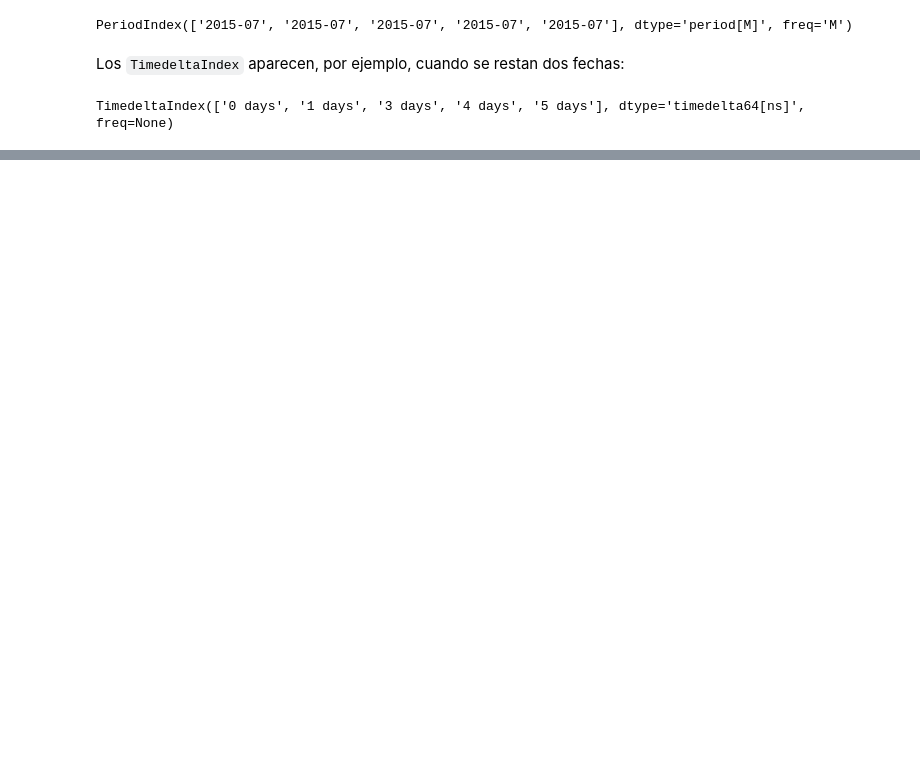
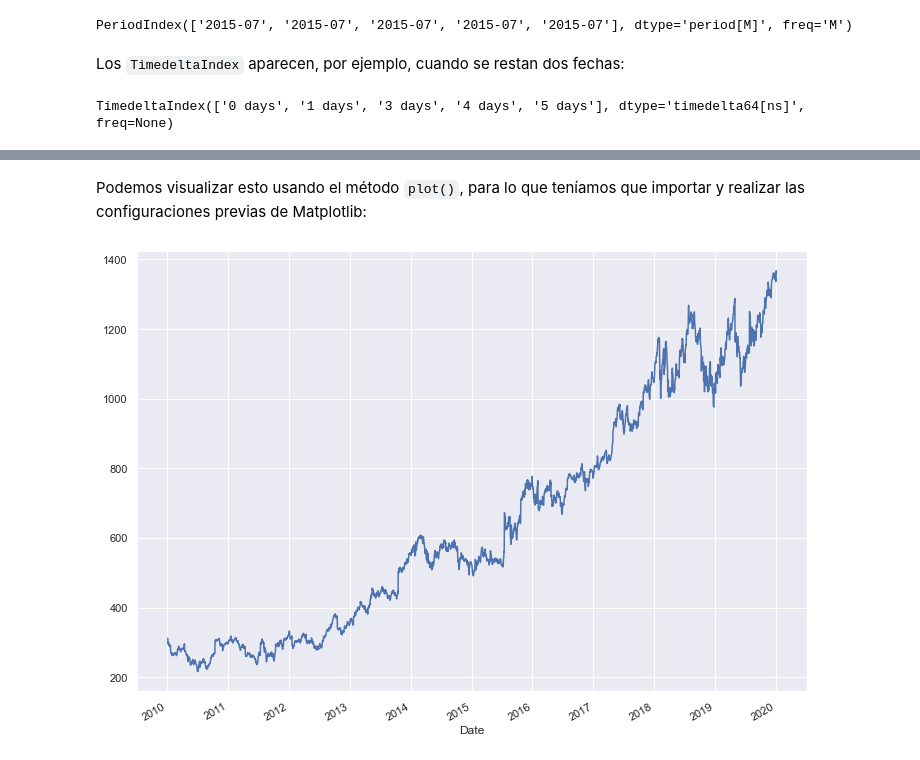
Before and after one commit to JuanDG5/DS-part-time-sep2020, a Jupyter notebook: semana_14/dia_1/1_Series_Temporales.ipynb, the cells around one changed output, grey strips where cells are left out. Drawn from its saved outputs; the diff is of its cells as text; code cells hidden in the pictures; blank space fills up the shorter version.

```diff
--- a/semana_14/dia_1/1_Series_Temporales.ipynb
+++ b/semana_14/dia_1/1_Series_Temporales.ipynb
@@ -326,0 +578,8 @@ Ahora que ya hemos aprendido un poco más de esto, vamos a hacer ejercicios que
+# %%
+import pandas as pd
+
+goog = pd.read_csv('GOOG.csv')
+goog.info()
+goog['Date'] =  pd.to_datetime(goog['Date'])
+
+goog.set_index('Date', inplace=True)
@@ -326,0 +620,3 @@ Ahora que ya hemos aprendido un poco más de esto, vamos a hacer ejercicios que
+# %%
+goog = goog['Close']
+goog
@@ -326,0 +637,2 @@ Ahora que ya hemos aprendido un poco más de esto, vamos a hacer ejercicios que
+# %% [markdown]
+Podemos visualizar esto usando el método ``plot()``, para lo que teníamos que importar y realizar las configuraciones previas de Matplotlib:
@@ -326,0 +642,4 @@ Ahora que ya hemos aprendido un poco más de esto, vamos a hacer ejercicios que
+# %%
+goog.plot(figsize=(12,9));
+# %% [output]
+[figure, added]
```
Also changed, not shown: parts of 77 cells of this notebook.
